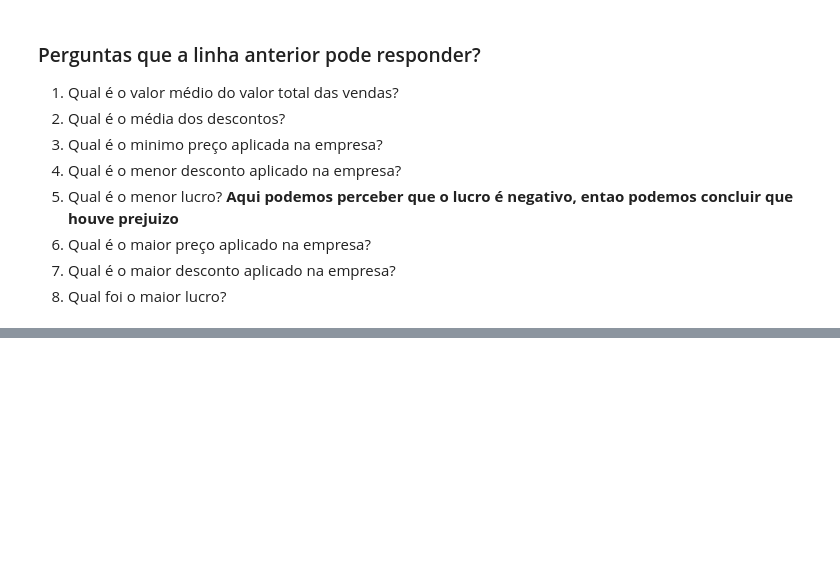
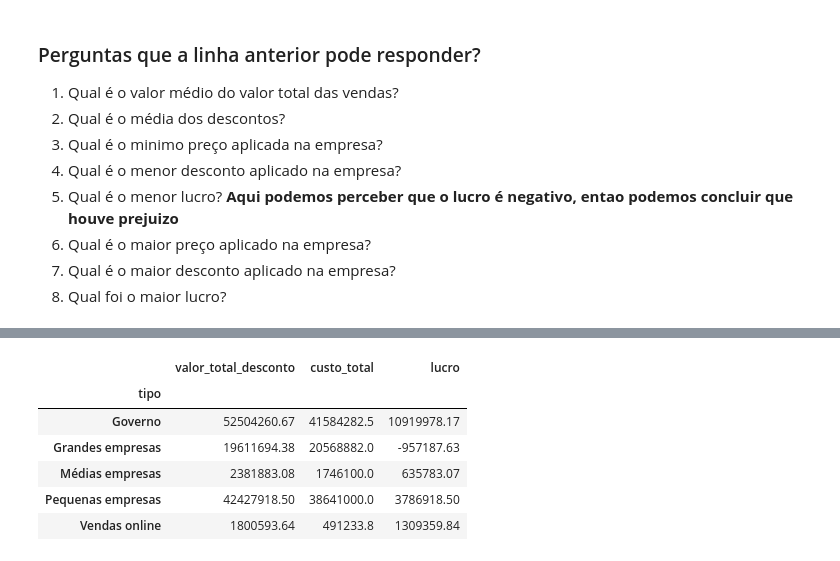
Before and after one commit to fernandogomesfg/VendaConsolidator, a Jupyter notebook: analise_dados.ipynb, the cells around one changed output, grey strips where cells are left out. Drawn from its saved outputs; the diff is of its cells as text; code cells hidden in the pictures; blank space fills up the shorter version.

```diff
--- a/analise_dados.ipynb
+++ b/analise_dados.ipynb
@@ -228,0 +255,13 @@ df.describe().round(2)
+# %%
+# Agrupamento por tipo de cliente
+colunas = ['valor_total_desconto', 'custo_total', 'lucro']
+df_tipo =df.groupby('tipo')[colunas].sum().round(2)
+df_tipo
+# %% [output]
+|  | valor_total_desconto | custo_total | lucro |
+| tipo |  |  |  |
+| Governo | 52504260.67 | 41584282.5 | 10919978.17 |
+| Grandes empresas | 19611694.38 | 20568882.0 | -957187.63 |
+| Médias empresas | 2381883.08 | 1746100.0 | 635783.07 |
+| Pequenas empresas | 42427918.50 | 38641000.0 | 3786918.50 |
+| Vendas online | 1800593.64 | 491233.8 | 1309359.84 |
```
Also changed, not shown: parts of 4 cells of this notebook.
